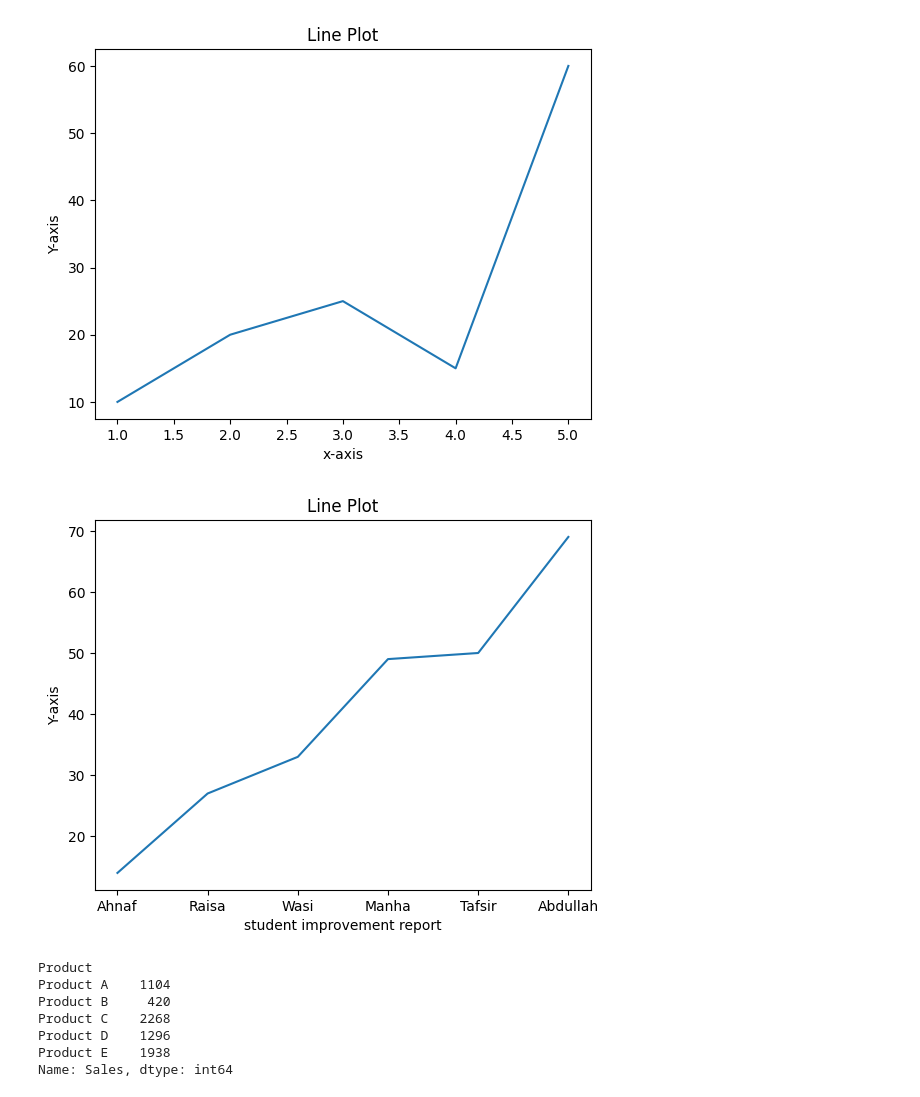
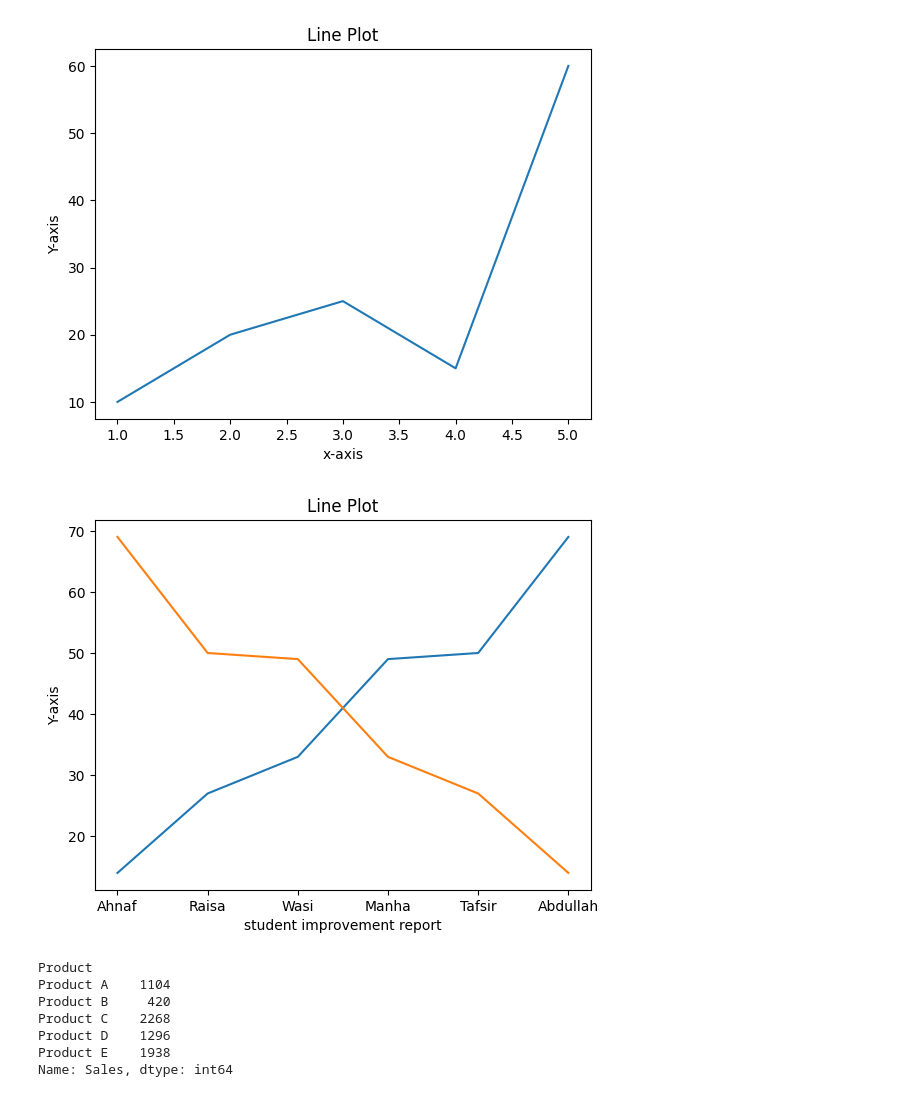
Before and after one commit to Musfique-Ahmed/Shongjog-Python-Course, a Jupyter notebook: Unit_4 Class_4/prac.ipynb, the cells around one changed output. Cells and saved outputs as stored; diff of their text form; code cells hidden in the pictures.

```diff
--- a/Unit_4 Class_4/prac.ipynb
+++ b/Unit_4 Class_4/prac.ipynb
@@ -80,13 +81,15 @@ plt.show()
 # %%
 x = ["Ahnaf" , "Raisa" , "Wasi" , "Manha" , "Tafsir", "Abdullah"]
 y = [14 , 27 , 33 , 49 , 50 , 69]
+z = [69 , 50 , 49 , 33 , 27 , 14]
 plt.plot(x , y)
+plt.plot(x , z)
 plt.xlabel("student improvement report")
 plt.ylabel("Y-axis")
 plt.title("Line Plot")
 plt.show()
 # %% [output]
-[figure, old version]
+[figure, new version]
 # %%
 df_copy = df.copy()
 sales_count = df_copy.groupby("Product")["Sales"].sum()
```
Also changed, not shown: parts of 11 cells of this notebook.
